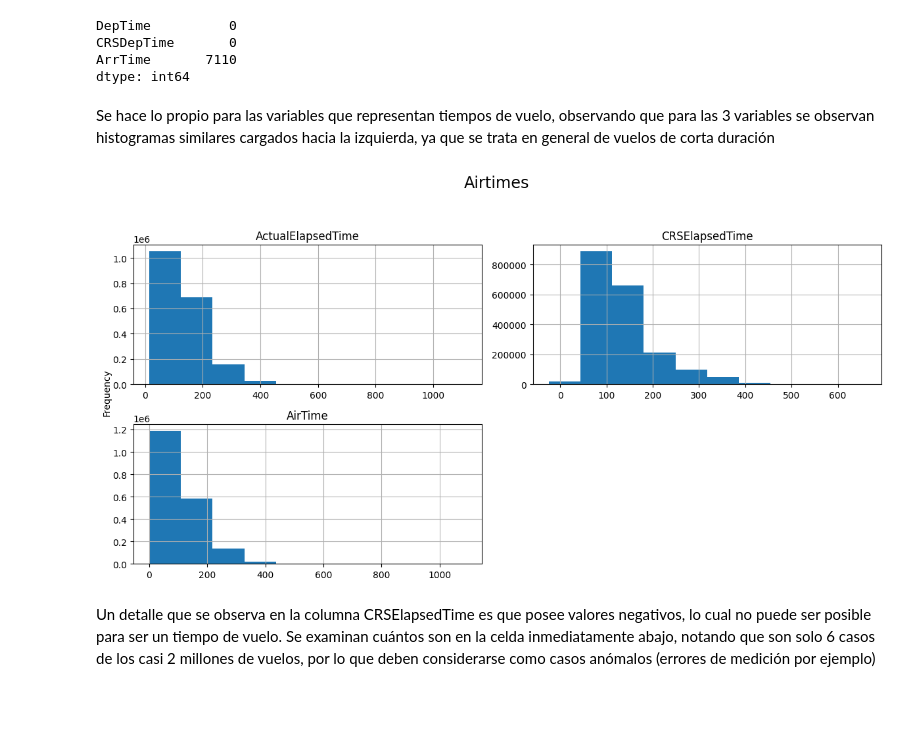
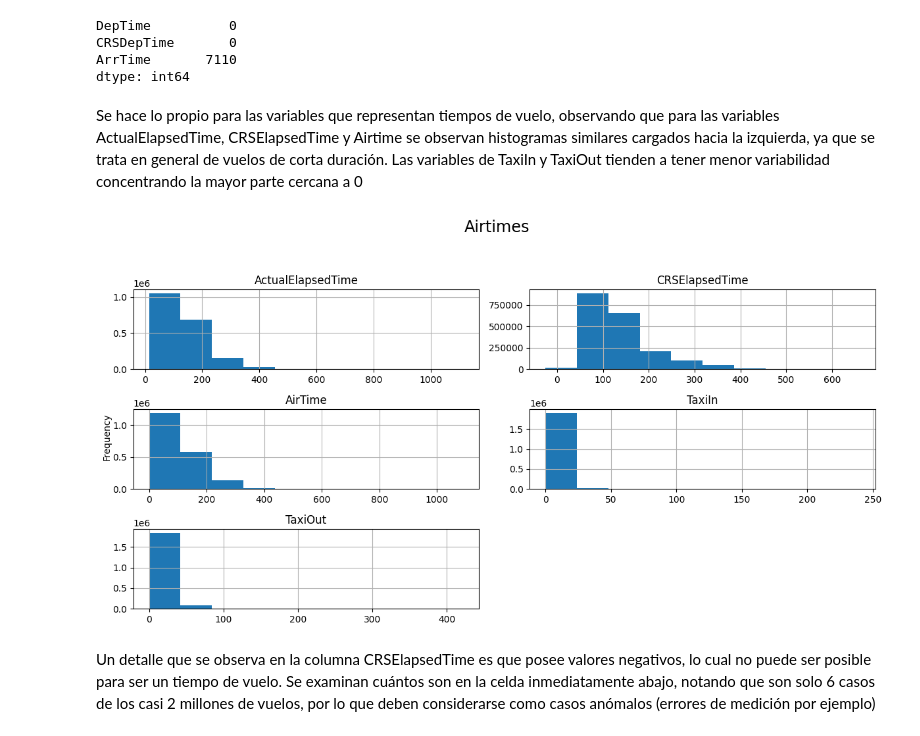
Before and after one commit to DiegoLeonG96/proyecto-pydatascience-udd, a Jupyter notebook: 01_Analisis_Exploratorio.ipynb, the cells around one changed output. Saved outputs shown, nothing was run; the diff lists cells and outputs as text; code cells hidden in the pictures; blank space fills up the shorter version.

Commit message:
ADD: cancellation columns and Taxi In/Out times analysis

```diff
--- a/01_Analisis_Exploratorio.ipynb
+++ b/01_Analisis_Exploratorio.ipynb
@@ -201,15 +203,15 @@ CRSDepTime       0
 ArrTime       7110
 dtype: int64
 # %% [markdown]
-Se hace lo propio para las variables que representan tiempos de vuelo, observando que para las 3 variables se observan histogramas similares cargados hacia la izquierda, ya que se trata en general de vuelos de corta duración
+Se hace lo propio para las variables que representan tiempos de vuelo, observando que para las variables ActualElapsedTime, CRSElapsedTime y Airtime se observan histogramas similares cargados hacia la izquierda, ya que se trata en general de vuelos de corta duración. Las variables de TaxiIn y TaxiOut tienden a tener menor variabilidad concentrando la mayor parte cercana a 0
 # %%
 fig, ax = plt.subplots(sharex=False, sharey=False, figsize=(12,6))
-data[["ActualElapsedTime", "CRSElapsedTime", "AirTime"]].hist(ax=ax)
+data[["ActualElapsedTime", "CRSElapsedTime", "AirTime", "TaxiIn", "TaxiOut"]].hist(ax=ax)
 fig.text(0, 0.5, "Frequency", va="center", rotation="vertical")
 plt.suptitle("Airtimes", x=0.5, y=1.05, ha="center", fontsize="xx-large")
 plt.tight_layout()
 # %% [output]
-[figure, old version]
+[figure, new version]
 # %% [markdown]
 Un detalle que se observa en la columna CRSElapsedTime es que posee valores negativos, lo cual no puede ser posible para ser un tiempo de vuelo. Se examinan cuántos son en la celda inmediatamente abajo, notando que son solo 6 casos de los casi 2 millones de vuelos, por lo que deben considerarse como casos anómalos (errores de medición por ejemplo)
 # %%
```
Also changed, not shown: parts of 9 cells of this notebook.
